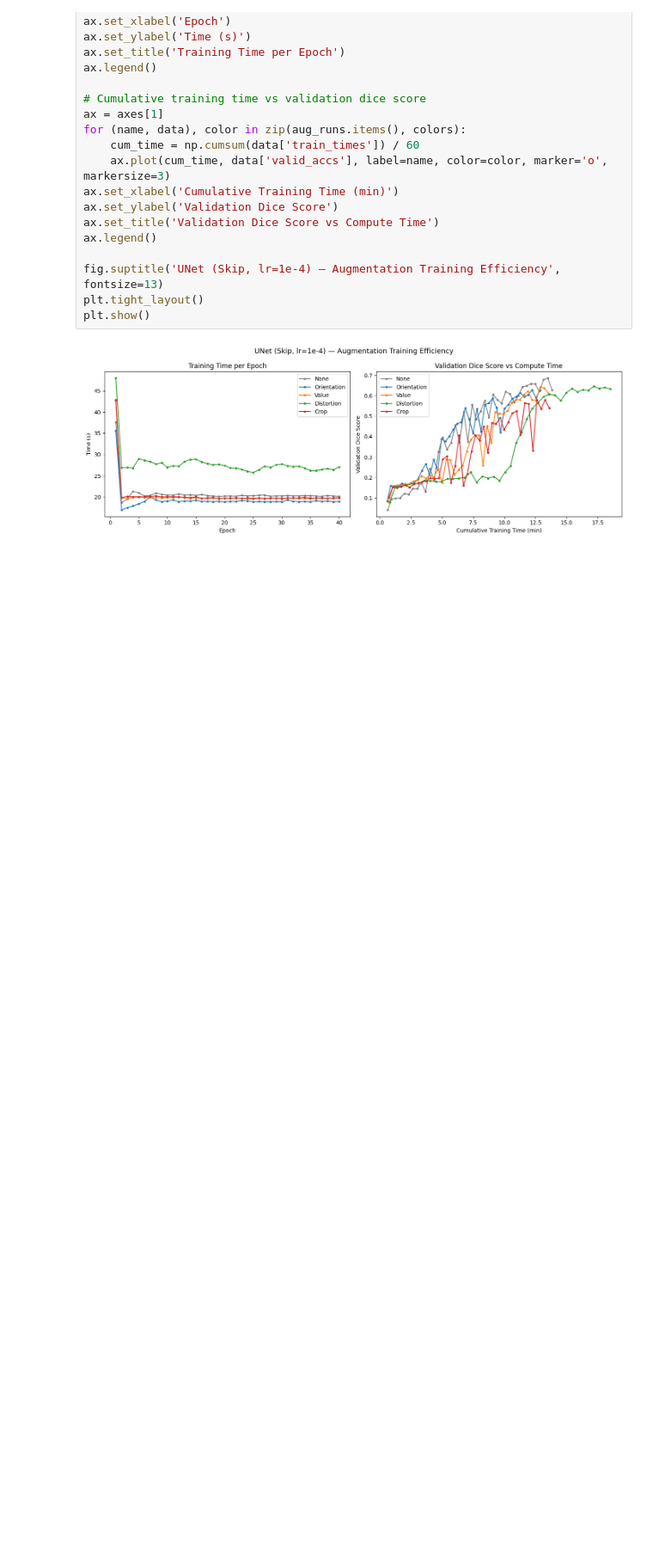
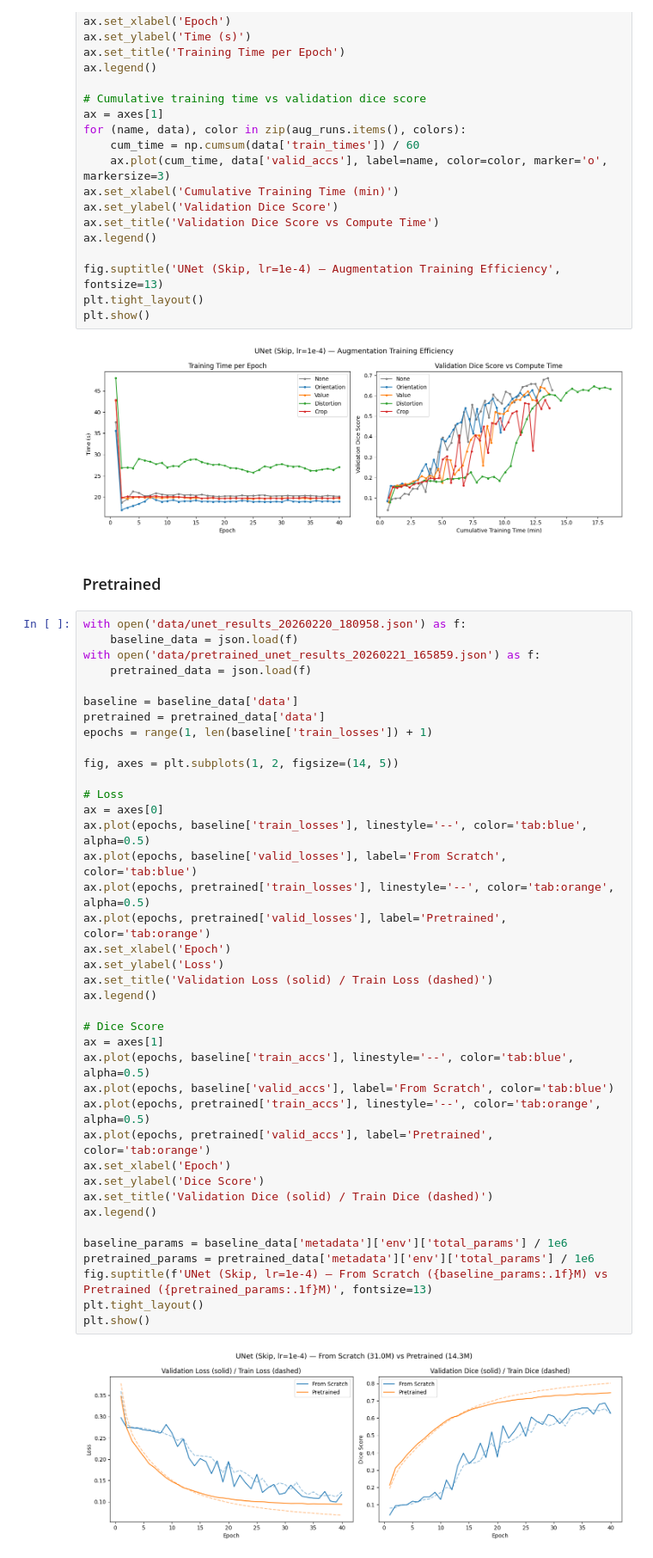
Before and after one commit to trvslhlt/ift_6135_representation_learning, a Jupyter notebook: assignments/assignment_1/wip.ipynb, the cells around one changed output. Shown at 86% size. Saved outputs shown, nothing was run; the diff lists cells and outputs as text; blank space fills up the shorter version.

```diff
--- a/assignments/assignment_1/wip.ipynb
+++ b/assignments/assignment_1/wip.ipynb
@@ -473,3 +470,46 @@ plt.tight_layout()
 plt.show()
 # %% [output]
 [figure]
+# %% [markdown]
+### Pretrained
+# %%
+with open('data/unet_results_20260220_180958.json') as f:
+    baseline_data = json.load(f)
+with open('data/pretrained_unet_results_20260221_165859.json') as f:
+    pretrained_data = json.load(f)
+
+baseline = baseline_data['data']
+pretrained = pretrained_data['data']
+epochs = range(1, len(baseline['train_losses']) + 1)
+
+fig, axes = plt.subplots(1, 2, figsize=(14, 5))
+
+# Loss
+ax = axes[0]
+ax.plot(epochs, baseline['train_losses'], linestyle='--', color='tab:blue', alpha=0.5)
+ax.plot(epochs, baseline['valid_losses'], label='From Scratch', color='tab:blue')
+ax.plot(epochs, pretrained['train_losses'], linestyle='--', color='tab:orange', alpha=0.5)
+ax.plot(epochs, pretrained['valid_losses'], label='Pretrained', color='tab:orange')
+ax.set_xlabel('Epoch')
+ax.set_ylabel('Loss')
+ax.set_title('Validation Loss (solid) / Train Loss (dashed)')
+ax.legend()
+
+# Dice Score
+ax = axes[1]
+ax.plot(epochs, baseline['train_accs'], linestyle='--', color='tab:blue', alpha=0.5)
+ax.plot(epochs, baseline['valid_accs'], label='From Scratch', color='tab:blue')
+ax.plot(epochs, pretrained['train_accs'], linestyle='--', color='tab:orange', alpha=0.5)
+ax.plot(epochs, pretrained['valid_accs'], label='Pretrained', color='tab:orange')
+ax.set_xlabel('Epoch')
+ax.set_ylabel('Dice Score')
+ax.set_title('Validation Dice (solid) / Train Dice (dashed)')
+ax.legend()
+
+baseline_params = baseline_data['metadata']['env']['total_params'] / 1e6
+pretrained_params = pretrained_data['metadata']['env']['total_params'] / 1e6
+fig.suptitle(f'UNet (Skip, lr=1e-4) — From Scratch ({baseline_params:.1f}M) vs Pretrained ({pretrained_params:.1f}M)', fontsize=13)
+plt.tight_layout()
+plt.show()
+# %% [output]
+[figure, added]
```
Also changed, not shown: parts of 2 cells of this notebook, 3 other files.
